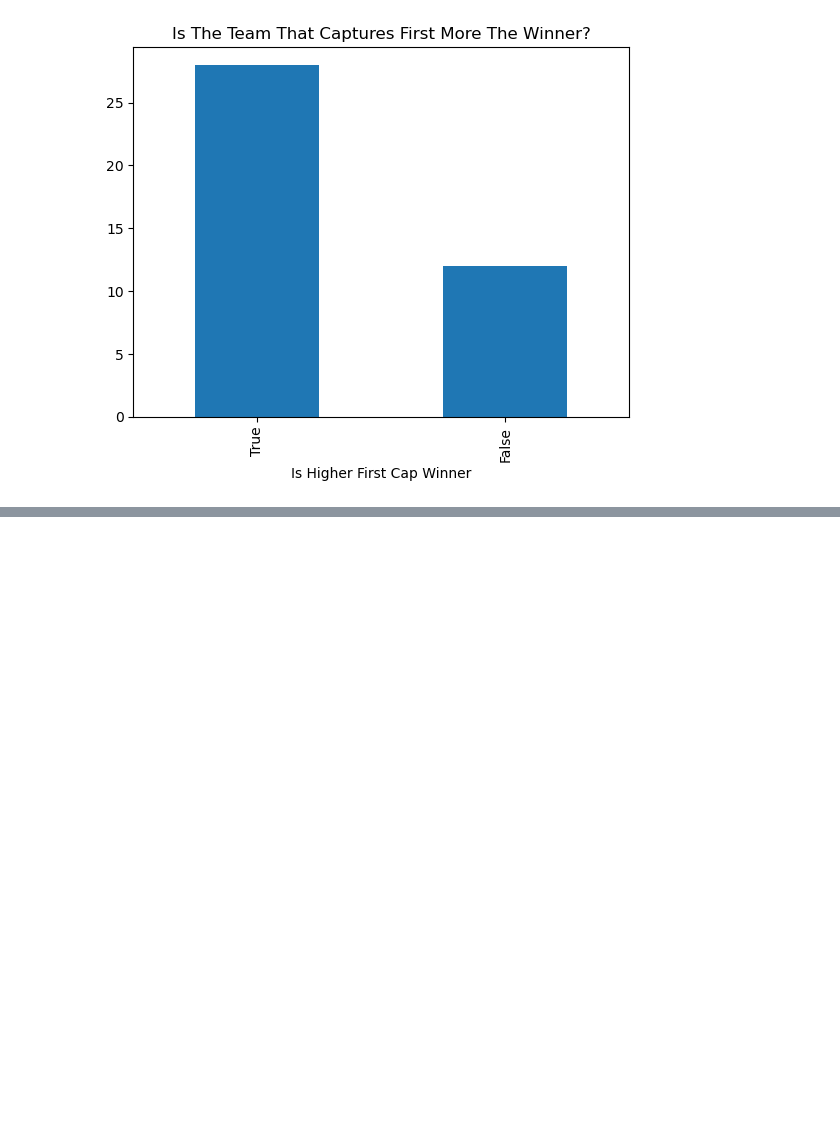
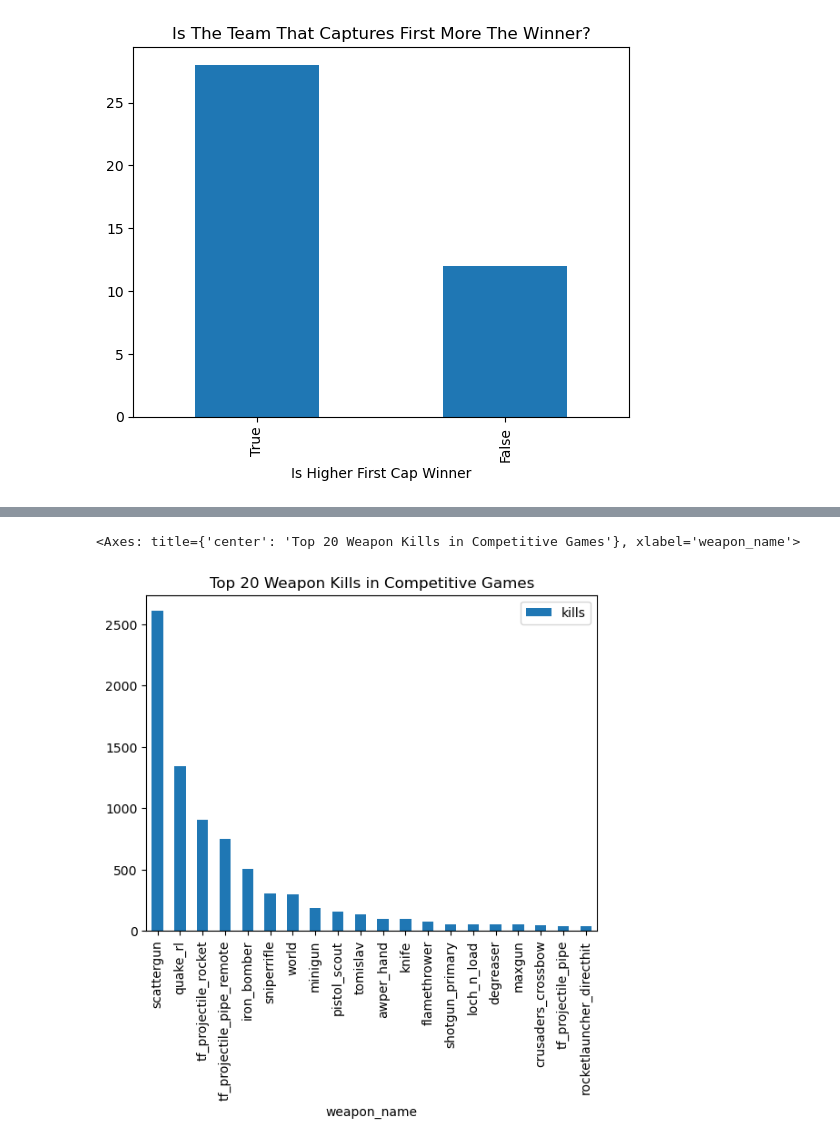
Before and after one commit to AlexPhilipsen/DataMiningProject, a Jupyter notebook: New/results.ipynb, the cells around one changed output, grey strips where cells are left out. Cells and saved outputs as stored; diff of their text form; code cells hidden in the pictures; blank space fills up the shorter version.

Commit message:
Added some results regarding weapons

```diff
--- a/New/results.ipynb
+++ b/New/results.ipynb
@@ -249,0 +250,16 @@ Text(0, 0.5, 'Number of Games')
+# %%
+c.execute("""SELECT player_weapon.game_ID, winner, player_ID, weapon_name, player_weapon.kills
+          FROM player_weapon
+          INNER JOIN game_table
+          ON game_table.game_ID = player_weapon.game_ID""")
+
+results = c.fetchall()
+
+weapon_df = pd.DataFrame(results, columns=[desc[0] for desc in c.description])
+weapon_df = weapon_df.drop_duplicates(subset=['game_ID', 'player_ID', 'weapon_name'])
+weapon_kills = weapon_df.groupby(["weapon_name"]).agg({'kills' : 'sum'})
+weapon_kills = weapon_kills.sort_values(by='kills', ascending=False)
+weapon_kills.head(20).plot(kind='bar', title='Top 20 Weapon Kills in Competitive Games')
+# %% [output]
+<Axes: title={'center': 'Top 20 Weapon Kills in Competitive Games'}, xlabel='weapon_name'>
+[figure, added]
```
Also changed, not shown: parts of 4 cells of this notebook.
